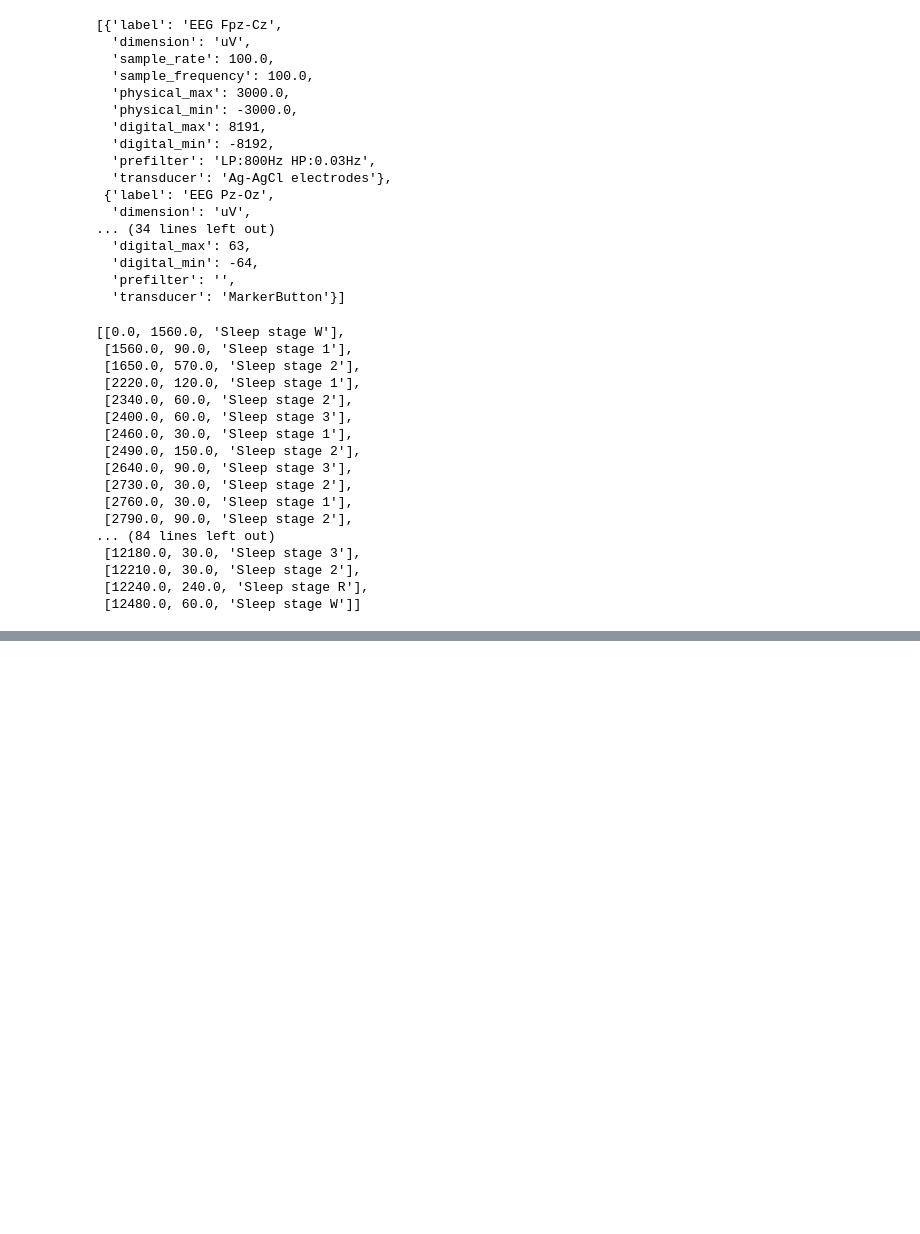
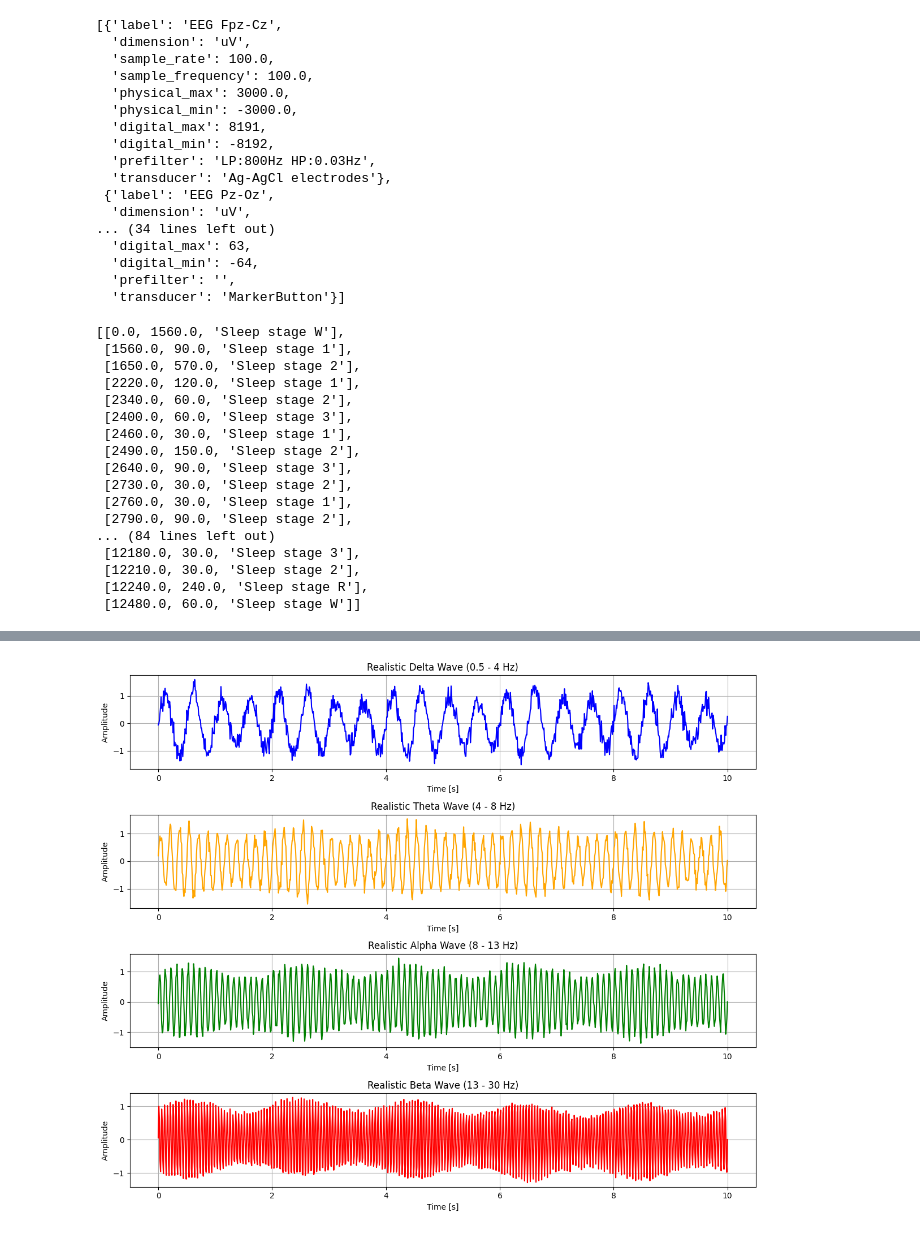
Before and after one commit to MatteoManni99/physioex, a Jupyter notebook: examples/tesi_plots.ipynb, the cells around one changed output, grey strips where cells are left out. Drawn from its saved outputs; the diff is of its cells as text; code cells hidden in the pictures; blank space fills up the shorter version.

```diff
--- a/examples/tesi_plots.ipynb
+++ b/examples/tesi_plots.ipynb
@@ -98,0 +99,76 @@ corresponding annotation:  Sleep stage 1
+# %%
+def generate_brain_wave(freq, time, noise_factor=0.1):
+    """Genera un'onda cerebrale simulata con frequenza variabile e rumore casuale"""
+    # Genera una sinusoide con variazioni nella frequenza
+    wave = np.sin(2 * np.pi * freq * time)
+
+    # Aggiunge rumore casuale per renderla più realistica
+    noise = noise_factor * np.random.randn(len(time))
+
+    # Modula leggermente l'ampiezza per simulare variazioni naturali
+    amplitude_modulation = 1 + 0.2 * np.sin(2 * np.pi * 0.5 * time)
+
+    # Restituisce l'onda modulata con rumore
+    return amplitude_modulation * wave + noise
+
+def plot_realistic_brain_waves():
+    # Definiamo il tempo
+    t = np.linspace(0, 10, 1000)  # 30 secondi di campionamento a 100 Hz
+
+    # Definiamo le frequenze caratteristiche per ogni onda
+    delta_freq = 2  # Hz (tipicamente tra 0.5 e 4 Hz)
+    theta_freq = 6  # Hz (tipicamente tra 4 e 8 Hz)
+    alpha_freq = 10  # Hz (tipicamente tra 8 e 13 Hz)
+    beta_freq = 20  # Hz (tipicamente tra 13 e 30 Hz)
+
+    # Generiamo le onde cerebrali con rumore e modulazione
+    delta_wave = generate_brain_wave(delta_freq, t, noise_factor=0.2)
+    theta_wave = generate_brain_wave(theta_freq, t, noise_factor=0.15)
+    alpha_wave = generate_brain_wave(alpha_freq, t, noise_factor=0.1)
+    beta_wave = generate_brain_wave(beta_freq, t, noise_factor=0.05)
+
+    # Impostiamo il plot
+    plt.figure(figsize=(12, 10))
+
+    # Plottiamo l'onda Delta
+    plt.subplot(4, 1, 1)
+    plt.plot(t, delta_wave, color='blue')
+    plt.title('Realistic Delta Wave (0.5 - 4 Hz)')
+    plt.xlabel('Time [s]')
+    plt.ylabel('Amplitude')
+    plt.grid(True)
+
+    # Plottiamo l'onda Theta
+    plt.subplot(4, 1, 2)
+    plt.plot(t, theta_wave, color='orange')
+    plt.title('Realistic Theta Wave (4 - 8 Hz)')
+    plt.xlabel('Time [s]')
+    plt.ylabel('Amplitude')
+    plt.grid(True)
+
+    # Plottiamo l'onda Alpha
+    plt.subplot(4, 1, 3)
+    plt.plot(t, alpha_wave, color='green')
+    plt.title('Realistic Alpha Wave (8 - 13 Hz)')
+    plt.xlabel('Time [s]')
+    plt.ylabel('Amplitude')
+    plt.grid(True)
+
+    # Plottiamo l'onda Beta
+    plt.subplot(4, 1, 4)
+    plt.plot(t, beta_wave, color='red')
+    plt.title('Realistic Beta Wave (13 - 30 Hz)')
+    plt.xlabel('Time [s]')
+    plt.ylabel('Amplitude')
+    plt.grid(True)
+
+    # Miglioriamo la disposizione
+    plt.tight_layout()
+
+    # Mostriamo il plot
+    plt.show()
+
+# Esegui la funzione per vedere il plot
+plot_realistic_brain_waves()
+# %% [output]
+[figure, added]
```
Also changed, not shown: parts of 4 cells of this notebook, 5 other files.
